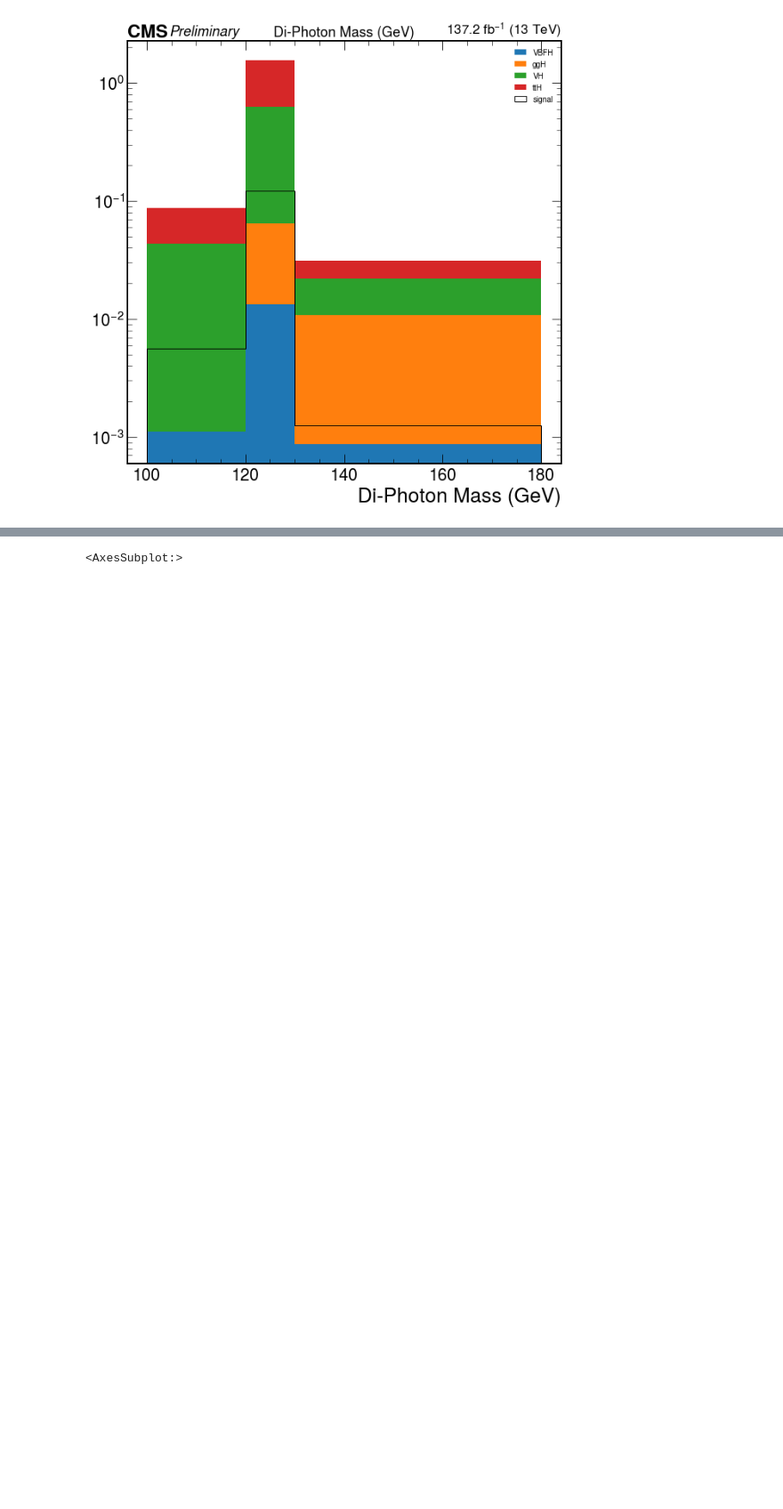
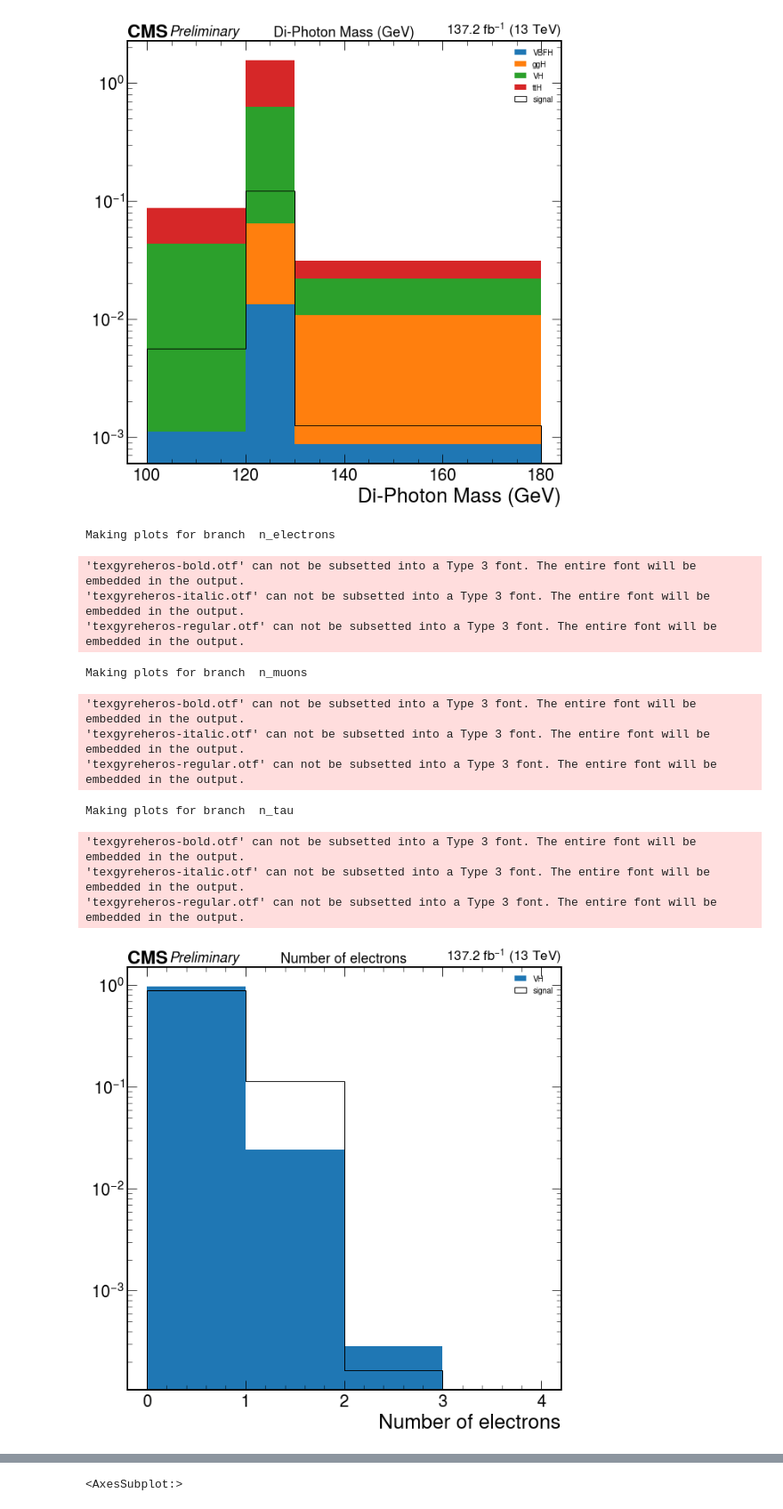
Before and after one commit to cmstas/HggAnalysisDev, a Jupyter notebook: BDT_distributions/20210414-plots/Resonant backgrounds.ipynb, the cells around one changed output, grey strips where cells are left out. Shown at 89% size. Drawn from its saved outputs; the diff is of its cells as text; code cells hidden in the pictures; blank space fills up the shorter version.

```diff
--- a/BDT_distributions/20210414-plots/Resonant backgrounds.ipynb
+++ b/BDT_distributions/20210414-plots/Resonant backgrounds.ipynb
@@ -122,3 +130,20 @@ ttH 0.987358001555549
 'texgyreheros-italic.otf' can not be subsetted into a Type 3 font. The entire font will be embedded in the output.
 'texgyreheros-regular.otf' can not be subsetted into a Type 3 font. The entire font will be embedded in the output.
 [figure]
+# %%
+temp = plotter.Plotter(df = df, input_options = input_options, plot_options = "/home/users/bsathian/HHggTauTau/centralRepo/HggAnalysisDev/BDT_distributions/prelim_plots/bdt_distributions.json", branches = ["n_electrons", "n_muons", "n_tau"])
+temp.run()
+# %% [output]
+Making plots for branch  n_electrons
+'texgyreheros-bold.otf' can not be subsetted into a Type 3 font. The entire font will be embedded in the output.
+'texgyreheros-italic.otf' can not be subsetted into a Type 3 font. The entire font will be embedded in the output.
+'texgyreheros-regular.otf' can not be subsetted into a Type 3 font. The entire font will be embedded in the output.
+Making plots for branch  n_muons
+'texgyreheros-bold.otf' can not be subsetted into a Type 3 font. The entire font will be embedded in the output.
+'texgyreheros-italic.otf' can not be subsetted into a Type 3 font. The entire font will be embedded in the output.
+'texgyreheros-regular.otf' can not be subsetted into a Type 3 font. The entire font will be embedded in the output.
+Making plots for branch  n_tau
+'texgyreheros-bold.otf' can not be subsetted into a Type 3 font. The entire font will be embedded in the output.
+'texgyreheros-italic.otf' can not be subsetted into a Type 3 font. The entire font will be embedded in the output.
+'texgyreheros-regular.otf' can not be subsetted into a Type 3 font. The entire font will be embedded in the output.
+[figure, added]
```
Also changed, not shown: parts of 14 cells of this notebook, 8 other files.
